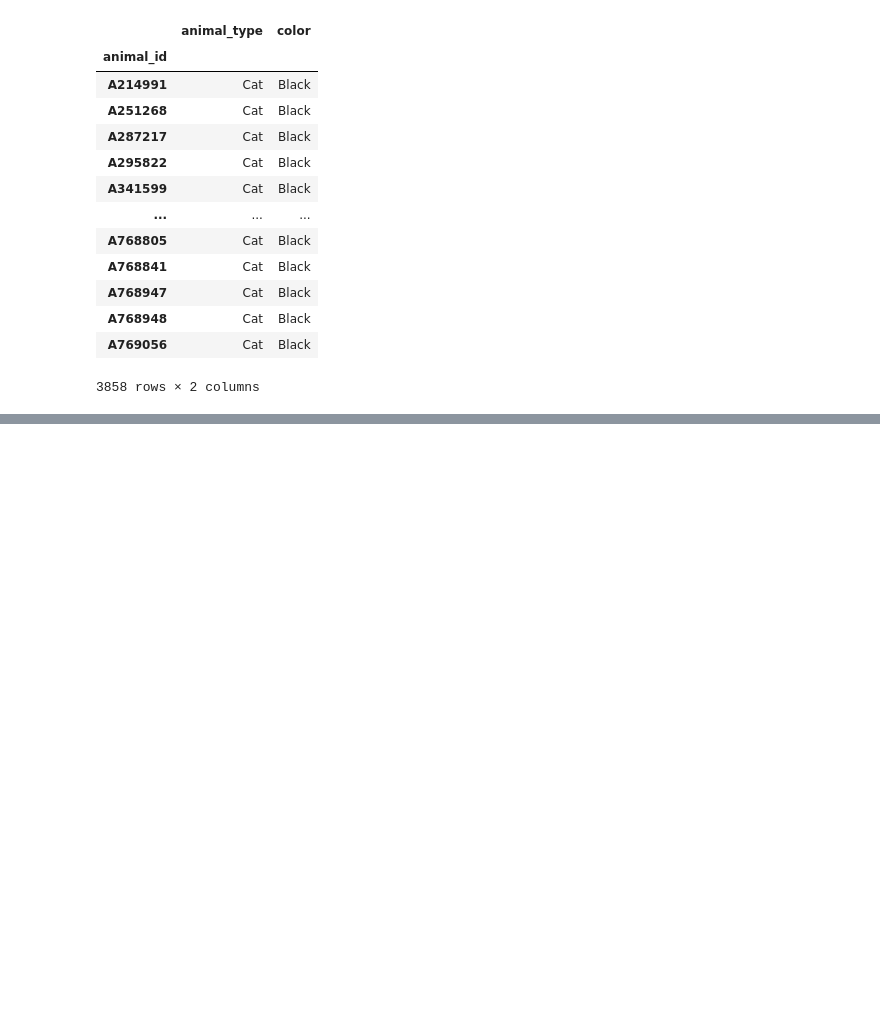
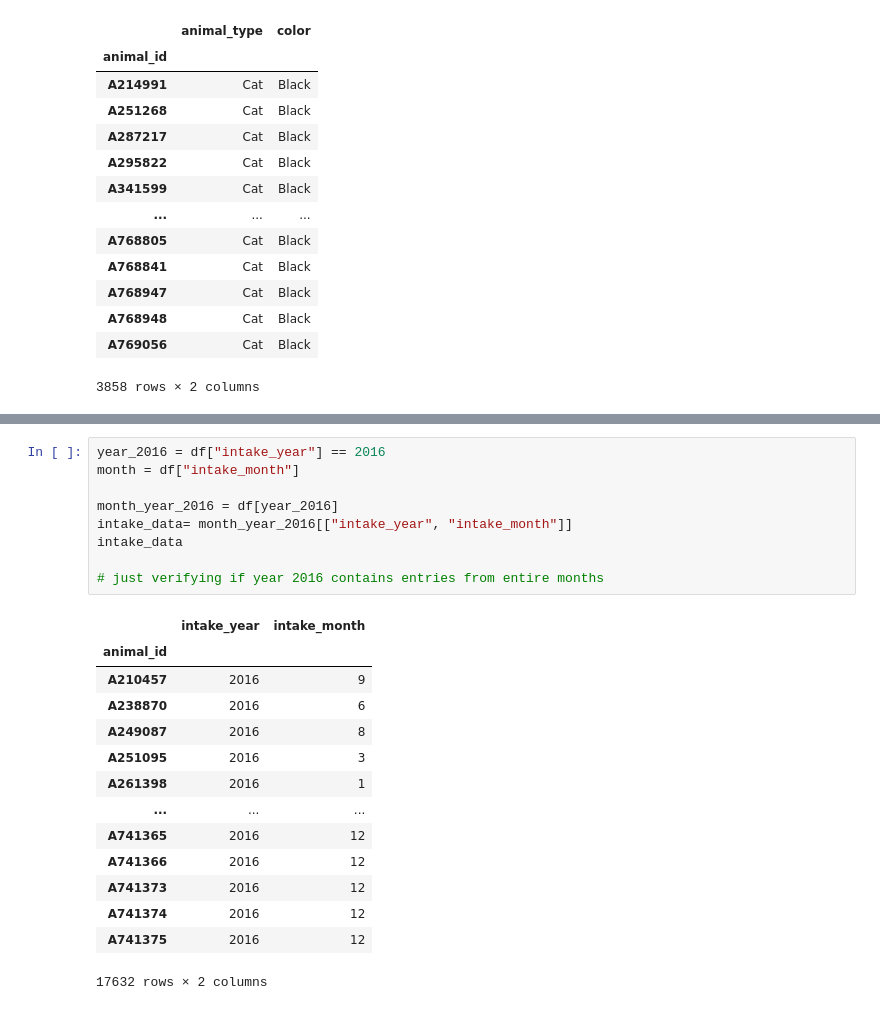
Before and after one commit to KatarinaOldakowski/Austin_Animal_Centre_Shelter, a Jupyter notebook: Austin_Animal_Centre_Shelter.ipynb, the cells around one changed output, grey strips where cells are left out. Drawn from its saved outputs; the diff is of its cells as text; blank space fills up the shorter version.

```diff
--- a/Austin_Animal_Centre_Shelter.ipynb
+++ b/Austin_Animal_Centre_Shelter.ipynb
@@ -538,0 +577,24 @@ Fraction of Black Cats among All Cats: 13.06%
+# %%
+year_2016 = df["intake_year"] == 2016
+month = df["intake_month"]
+
+month_year_2016 = df[year_2016]
+intake_data= month_year_2016[["intake_year", "intake_month"]]
+intake_data
+
+# just verifying if year 2016 contains entries from entire months
+# %% [output]
+|  | intake_year | intake_month |
+| animal_id |  |  |
+| A210457 | 2016 | 9 |
+| A238870 | 2016 | 6 |
+| A249087 | 2016 | 8 |
+| A251095 | 2016 | 3 |
+| A261398 | 2016 | 1 |
+| ... | ... | ... |
+| A741365 | 2016 | 12 |
+| A741366 | 2016 | 12 |
+| A741373 | 2016 | 12 |
+| A741374 | 2016 | 12 |
+| A741375 | 2016 | 12 |
+17632 rows × 2 columns
```
Also changed, not shown: parts of 6 cells of this notebook.
